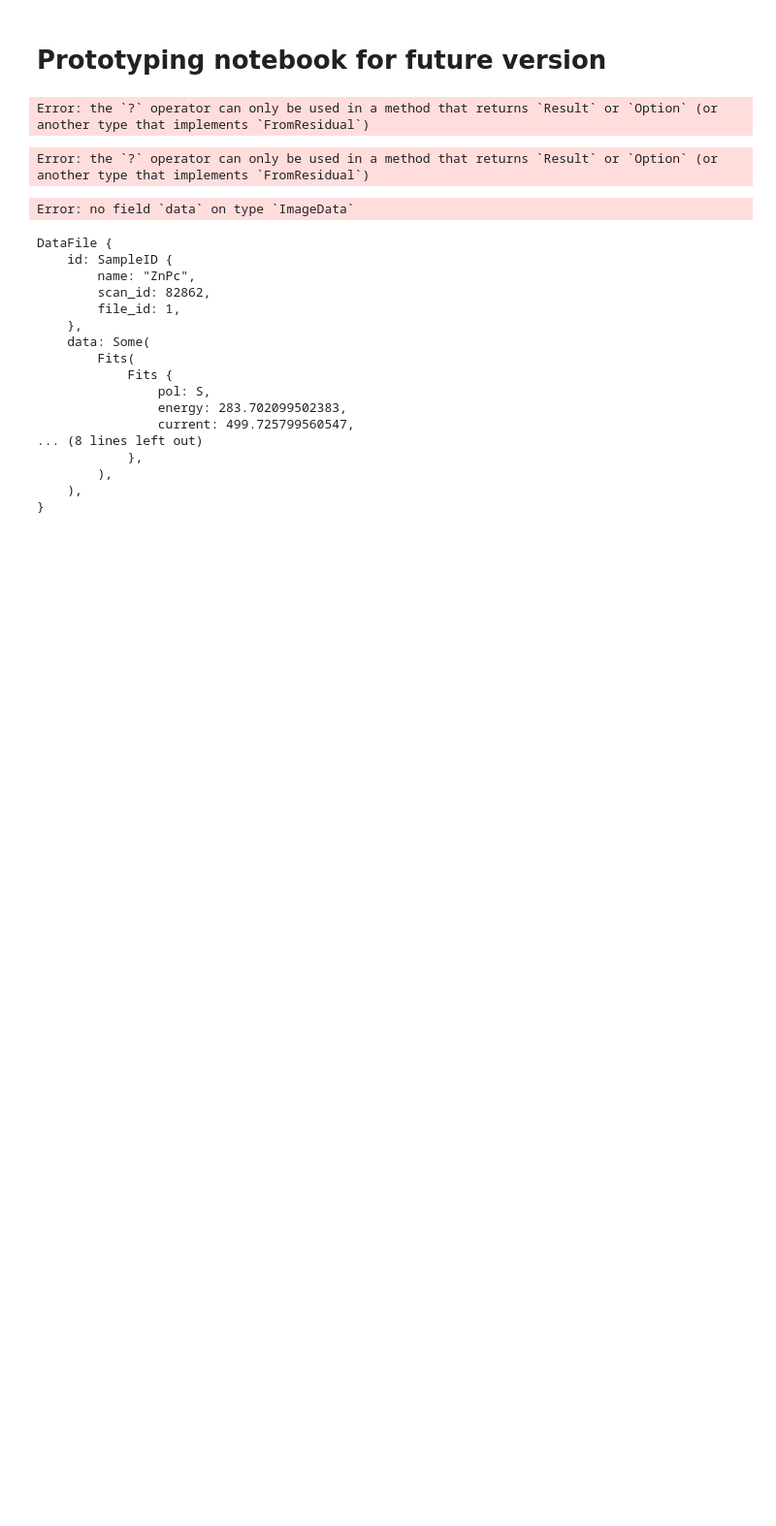
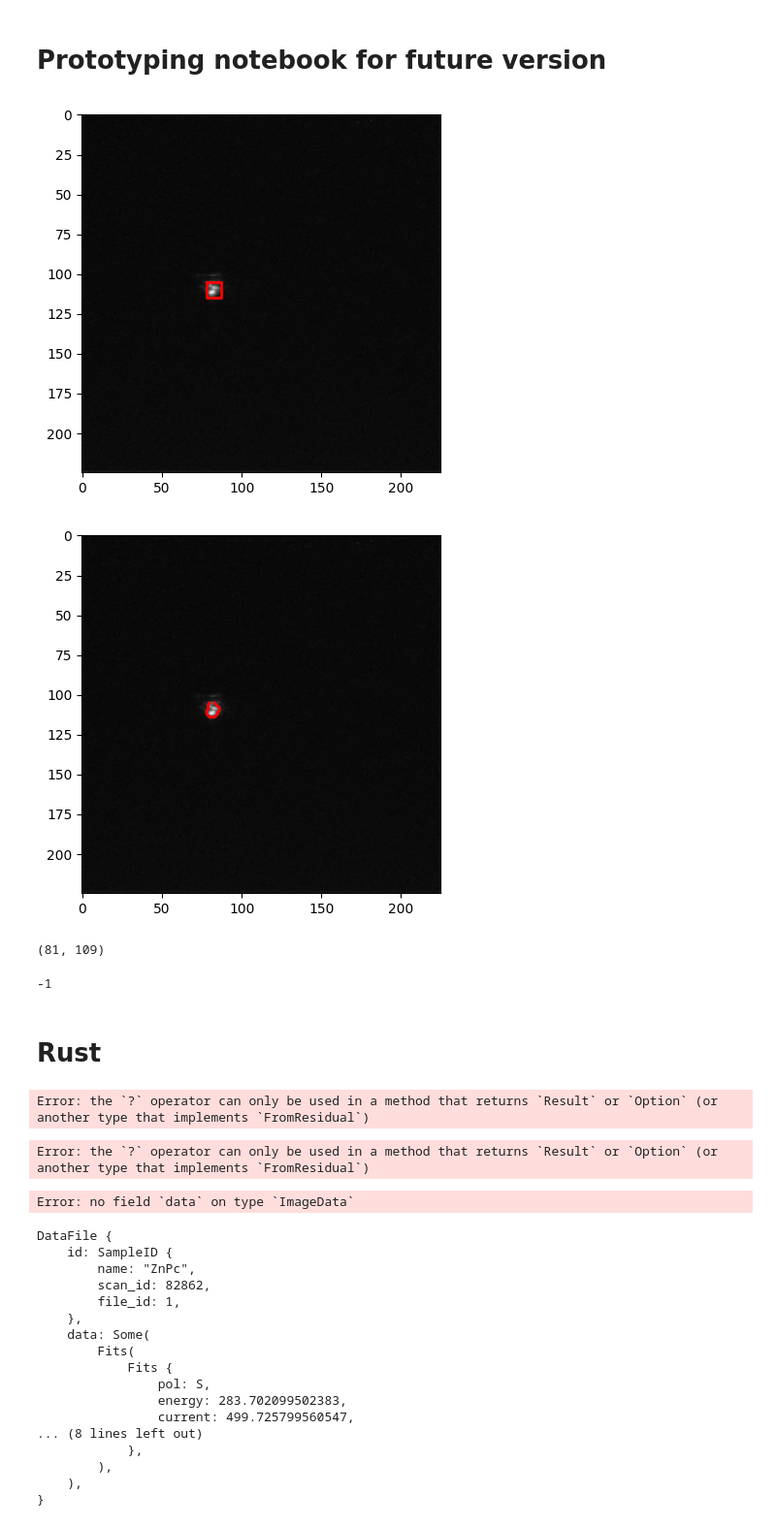
Before and after one commit to WSU-Carbon-Lab/pyref, a Jupyter notebook: python/pyref/refl/prototype.ipynb, the cells around one changed output. Shown at 97% size. Drawn from its saved outputs; the diff is of its cells as text; code cells hidden in the pictures; blank space fills up the shorter version.

Commit message:
OpenCV Solutions to identify spec refl

```diff
--- a/python/pyref/refl/prototype.ipynb
+++ b/python/pyref/refl/prototype.ipynb
@@ -1,5 +1,84 @@
 # %% [markdown]
 # Prototyping notebook for future version
+# %%
+import cv2 as cv
+from astropy.io import fits
+import numpy as np
+import matplotlib.pyplot as plt
+import scipy
+import scipy.misc
+
+path = "C:/Users/hduva/Washington State University (email.wsu.edu)/Carbon Lab Research Group - Documents/Synchrotron Logistics and Data/ALS - Berkeley/Data/BL1101/2023Nov/XRR/Processed/ZnPc/CCD Scan 82261/286.7/190.0/ZnPc82261-00348.fits"
+
+hdul = fits.open(path)
+data = hdul[2].data
+hdul.close()
+
+image = cv.normalize(data, None, 0, 255, cv.NORM_MINMAX).astype(np.uint8)
+# %%
+processed = cv.normalize(image, None, 0, 255, cv.NORM_MINMAX).astype(
+    np.uint8
+)
+# Apply a Gaussian blur to reduce noise
+blurred_image = cv.GaussianBlur(processed, (5, 5), 0)
+# Threshold the image to create a binary image
+_, threshold_image = cv.threshold(
+    blurred_image, 0, 255, cv.THRESH_BINARY + cv.THRESH_OTSU
+)#
+
+# find the contours from the threshold image
+contours, _ = cv.findContours(
+    threshold_image, cv.RETR_TREE, cv.CHAIN_APPROX_SIMPLE
+)
+
+largest_contour = None
+largest_contour_area = 0
+for contour in contours:
+    contour_area = cv.contourArea(contour)
+    if contour_area > largest_contour_area:
+        largest_contour = contour
+        largest_contour_area = contour_area
+
+# Determine the bounding rectangle for the largest contour
+x, y, w, h = cv.boundingRect(largest_contour)
+
+# Display the image with the bounding rectangle
+plt.imshow(image, cmap="gray")
+plt.plot(
+    [x, x + w, x + w, x, x], [y, y, y + h, y + h, y], "r", linewidth=2
+)
+plt.show()
+
+# Display the raw contours
+plt.imshow(image, cmap="gray")
+plt.plot(contour[:, :, 0], contour[:, :, 1], 'r', linewidth=2)
+plt.show()
+# %% [output]
+[figure, added]
+[figure, added]
+# %%
+moments = cv.moments(largest_contour)
+centroid_x = int(moments["m10"] / moments["m00"])
+centroid_y = int(moments["m01"] / moments["m00"])
+direct_beam = (centroid_x, centroid_y)
+direct_beam
+# %% [output]
+(81, 109)
+# %%
+mask = np.zeros_like(image)
+cv.drawContours(mask, [largest_contour], 0, 255, -1)
+masked_image = cv.bitwise_and(image, mask)
+
+cv.imshow("Image", image)
+cv.imshow("Processed", processed)
+cv.imshow("Blurred Image", blurred_image)
+cv.imshow("Threshold Image", threshold_image)
+cv.imshow("Masked Image", masked_image)
+cv.waitKey(0)
+# %% [output]
+-1
+# %% [markdown]
+# Rust
 # %%
 :dep astrors
 :dep polars
```
Also changed, not shown: 8 other files.
